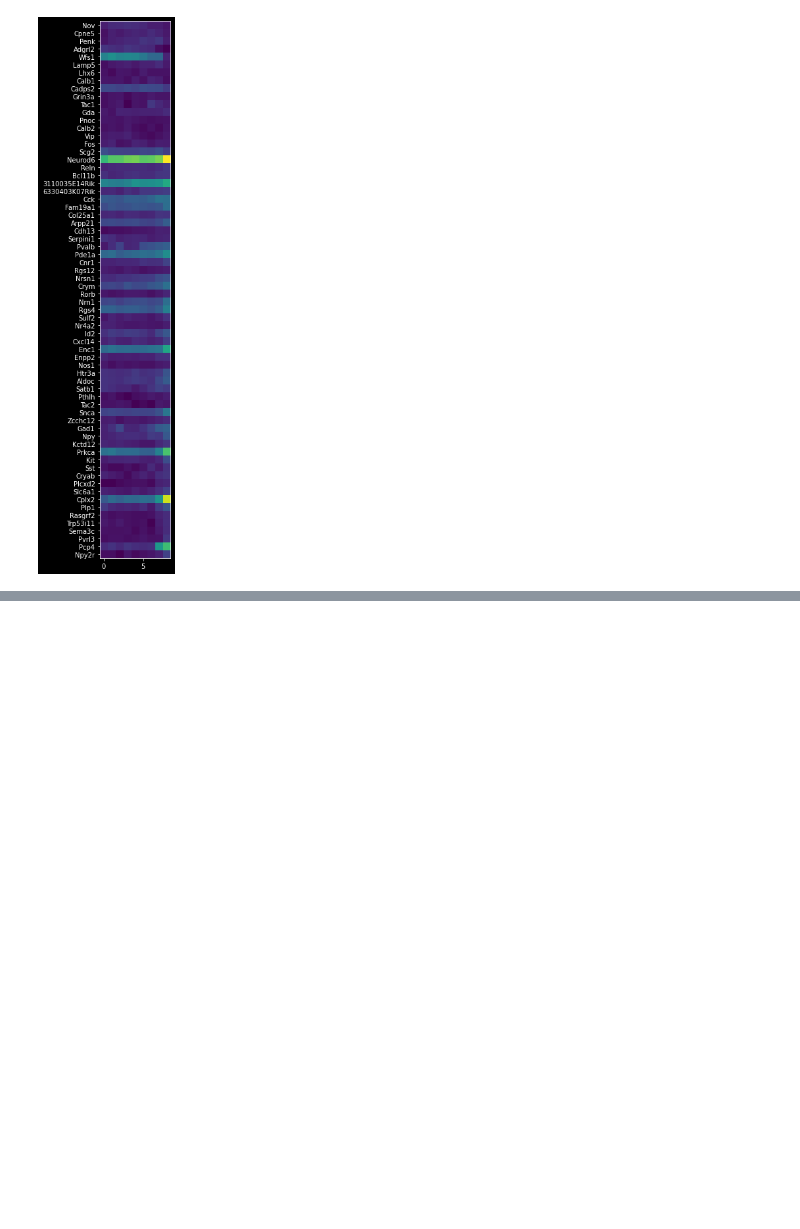
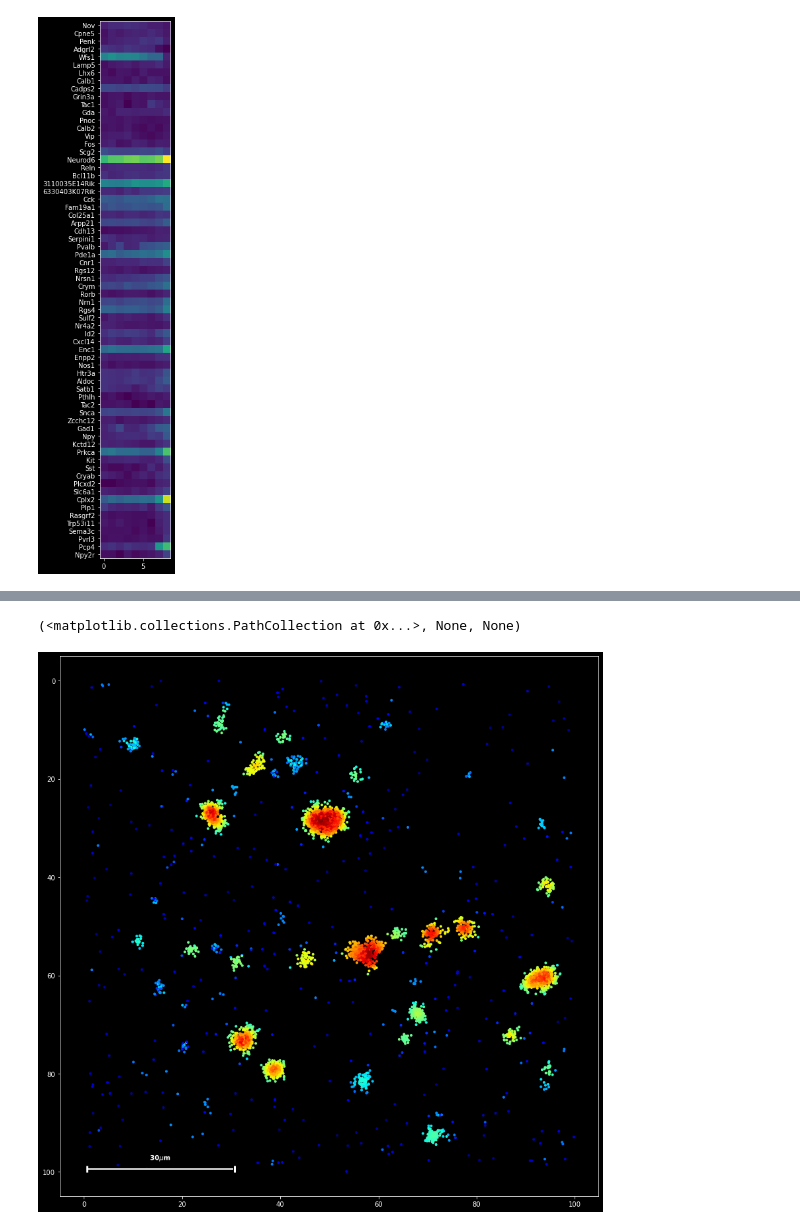
Before and after one commit to HiDiHlabs/planktonpy, a Jupyter notebook: tutorials/exploration.ipynb, the cells around one changed output, grey strips where cells are left out. Saved outputs shown, nothing was run; the diff lists cells and outputs as text; code cells hidden in the pictures; blank space fills up the shorter version.

```diff
--- a/tutorials/exploration.ipynb
+++ b/tutorials/exploration.ipynb
@@ -270,0 +363,5 @@ array([4340,  943,  235, 2024,  975,  338,  799,   79,   68, 1589,  141,
+# %%
+sdata.scatter(c=sdata.graph.umap[:,1])
+# %% [output]
+(<matplotlib.collections.PathCollection at 0x...>, None, None)
+[figure, added]
```
Also changed, not shown: parts of 9 cells of this notebook, 5 other files.
